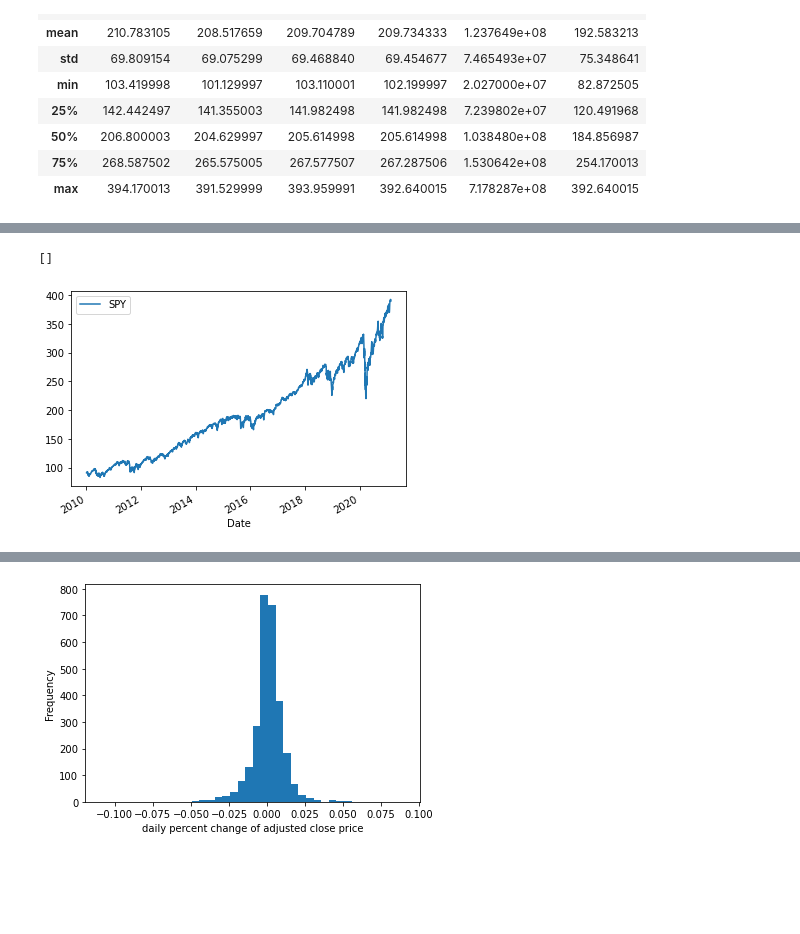
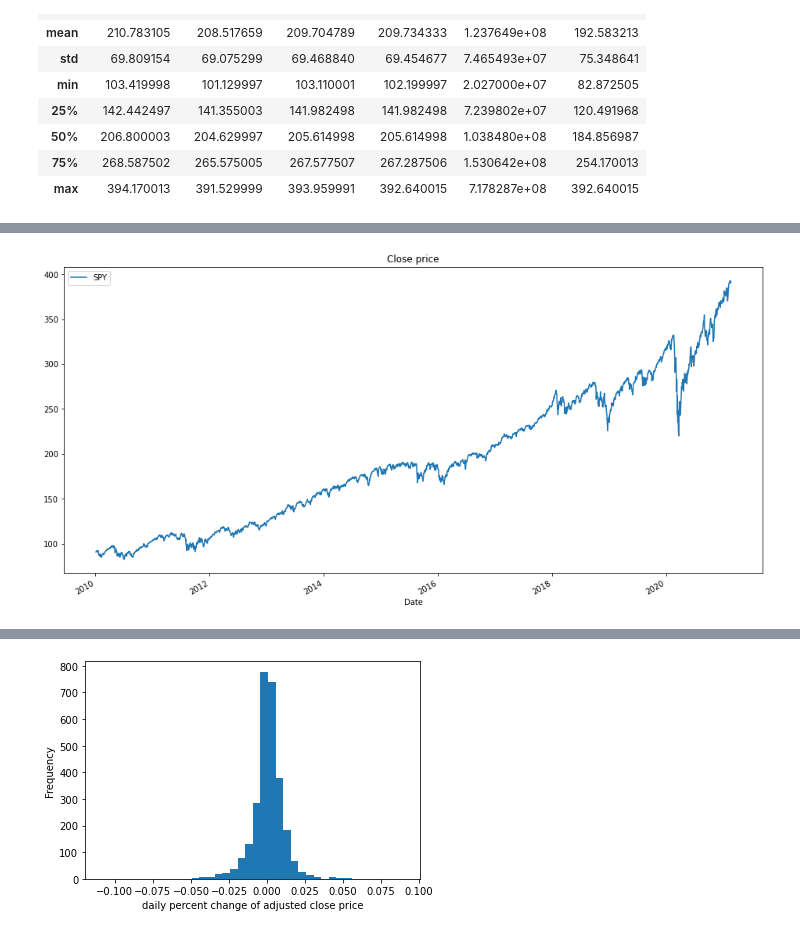
Before and after one commit to KiemNguyen/stock-market-prediction, a Jupyter notebook: stock_market_prediction.ipynb, the cells around one changed output, grey strips where cells are left out. Drawn from its saved outputs; the diff is of its cells as text; code cells hidden in the pictures; blank space fills up the shorter version.

```diff
--- a/stock_market_prediction.ipynb
+++ b/stock_market_prediction.ipynb
@@ -43,7 +75,6 @@ df.describe() # generate descriptive statistics
 # %%
 # plot the closing price
-df['Adj Close'].plot(label='SPY', legend=True)
-plt.plot()
+df['Adj Close'].plot(label='SPY', figsize=(16,8), title='Close price')
+plt.legend();
 # %% [output]
-[]
-[figure, old version]
+[figure, new version]
```
Also changed, not shown: parts of 30 cells of this notebook.
